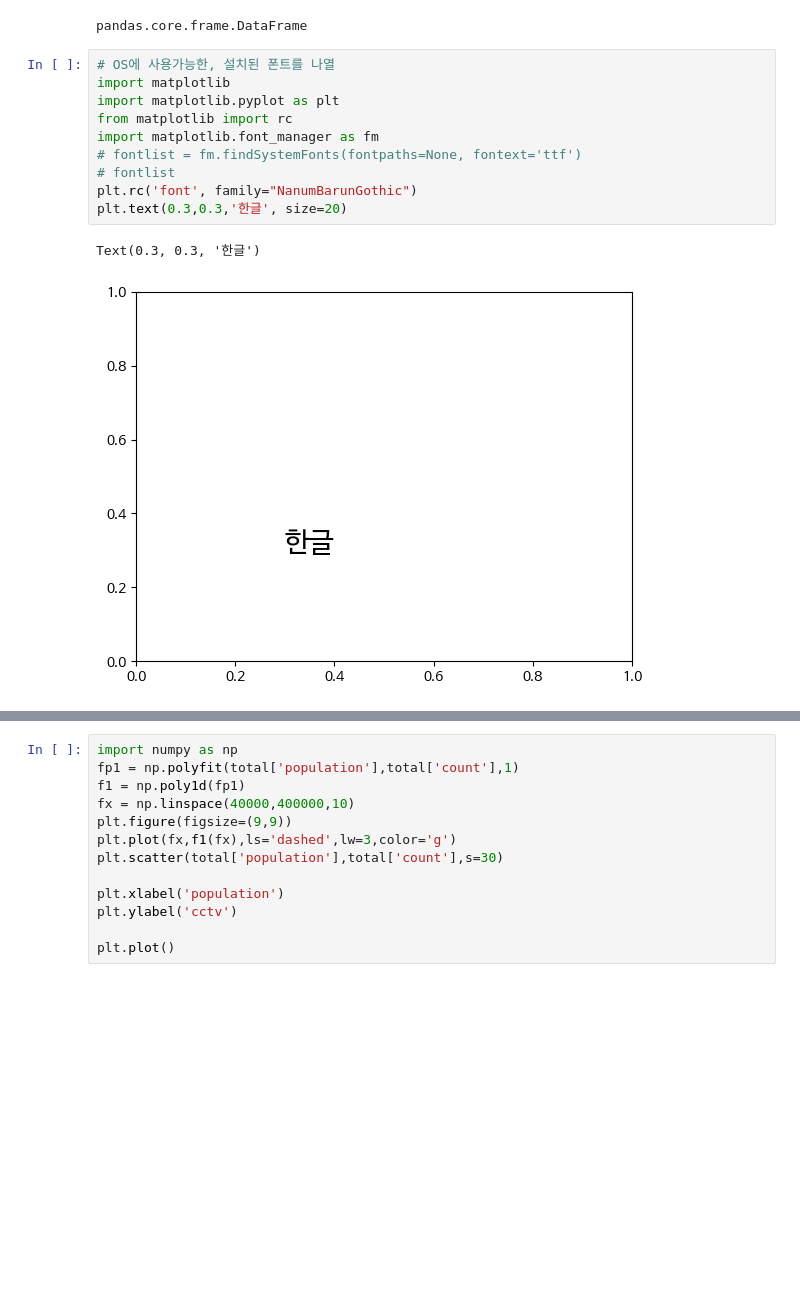
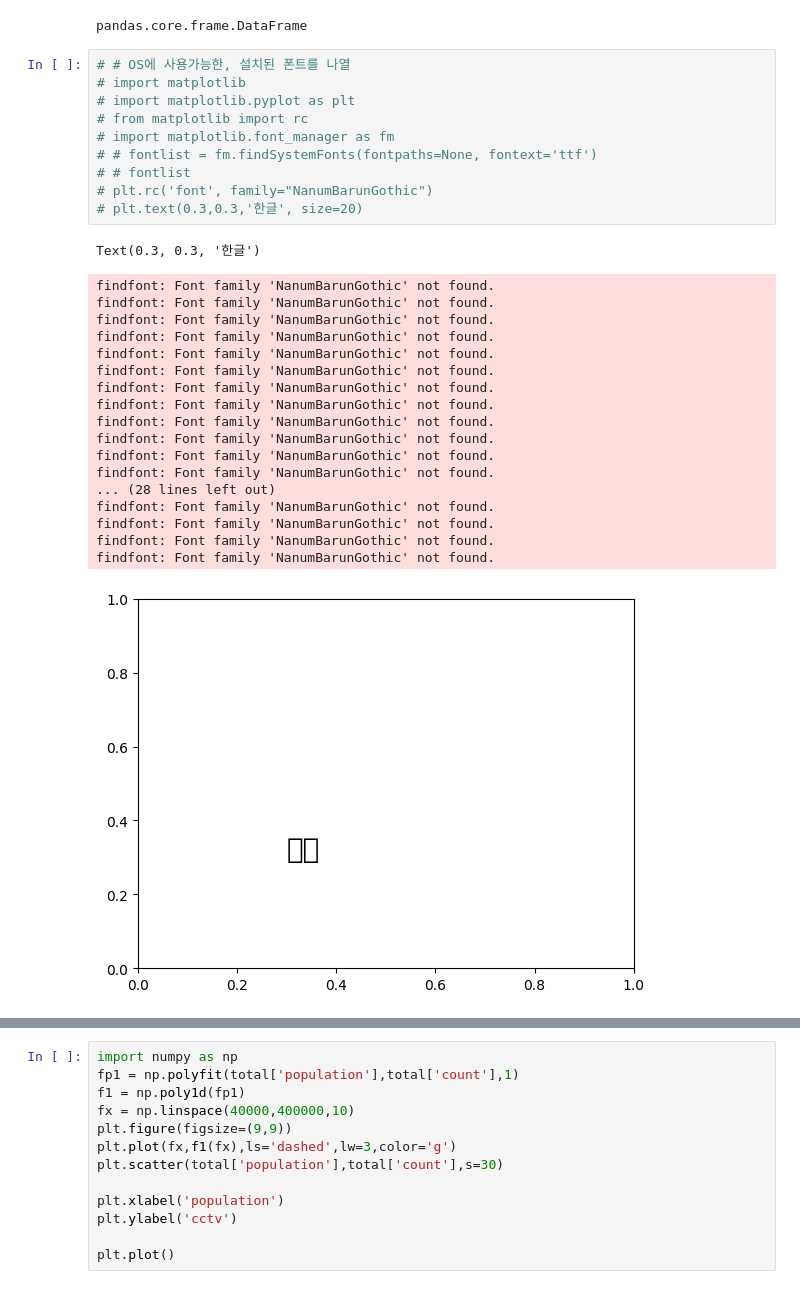
Before and after one commit to gi-yun/2025_PknuStudy_giyun, a Jupyter notebook: py11-7.ipynb, the cells around one changed output, grey strips where cells are left out. Saved outputs shown, nothing was run; the diff lists cells and outputs as text; blank space fills up the shorter version.

```diff
--- a/py11-7.ipynb
+++ b/py11-7.ipynb
@@ -165,15 +165,32 @@ type(total)
 # %% [output]
 pandas.core.frame.DataFrame
 # %%
-# OS에 사용가능한, 설치된 폰트를 나열
-import matplotlib
-import matplotlib.pyplot as plt
-from matplotlib import rc
-import matplotlib.font_manager as fm
-# fontlist = fm.findSystemFonts(fontpaths=None, fontext='ttf')
-# fontlist
-plt.rc('font', family="NanumBarunGothic")
-plt.text(0.3,0.3,'한글', size=20)
+# # OS에 사용가능한, 설치된 폰트를 나열
+# import matplotlib
+# import matplotlib.pyplot as plt
+# from matplotlib import rc
+# import matplotlib.font_manager as fm
+# # fontlist = fm.findSystemFonts(fontpaths=None, fontext='ttf')
+# # fontlist
+# plt.rc('font', family="NanumBarunGothic")
+# plt.text(0.3,0.3,'한글', size=20)
 # %% [output]
 Text(0.3, 0.3, '한글')
+findfont: Font family 'NanumBarunGothic' not found.
+findfont: Font family 'NanumBarunGothic' not found.
+findfont: Font family 'NanumBarunGothic' not found.
+findfont: Font family 'NanumBarunGothic' not found.
+findfont: Font family 'NanumBarunGothic' not found.
+findfont: Font family 'NanumBarunGothic' not found.
+findfont: Font family 'NanumBarunGothic' not found.
+findfont: Font family 'NanumBarunGothic' not found.
+findfont: Font family 'NanumBarunGothic' not found.
+findfont: Font family 'NanumBarunGothic' not found.
+findfont: Font family 'NanumBarunGothic' not found.
+findfont: Font family 'NanumBarunGothic' not found.
+... (28 lines left out)
+findfont: Font family 'NanumBarunGothic' not found.
+findfont: Font family 'NanumBarunGothic' not found.
+findfont: Font family 'NanumBarunGothic' not found.
+findfont: Font family 'NanumBarunGothic' not found.
-[figure, old version]
+[figure, new version]
```
Also changed, not shown: parts of 5 cells of this notebook, 11 other files.
